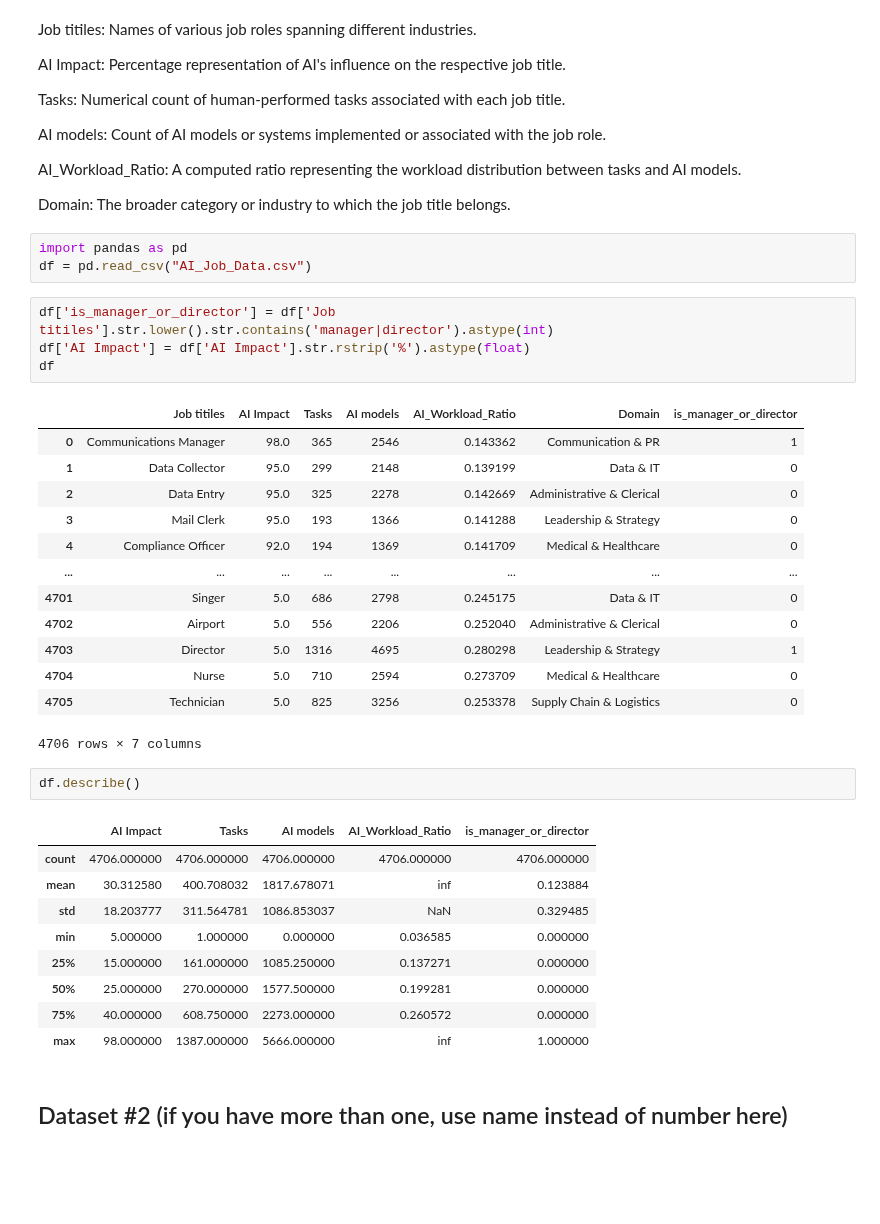
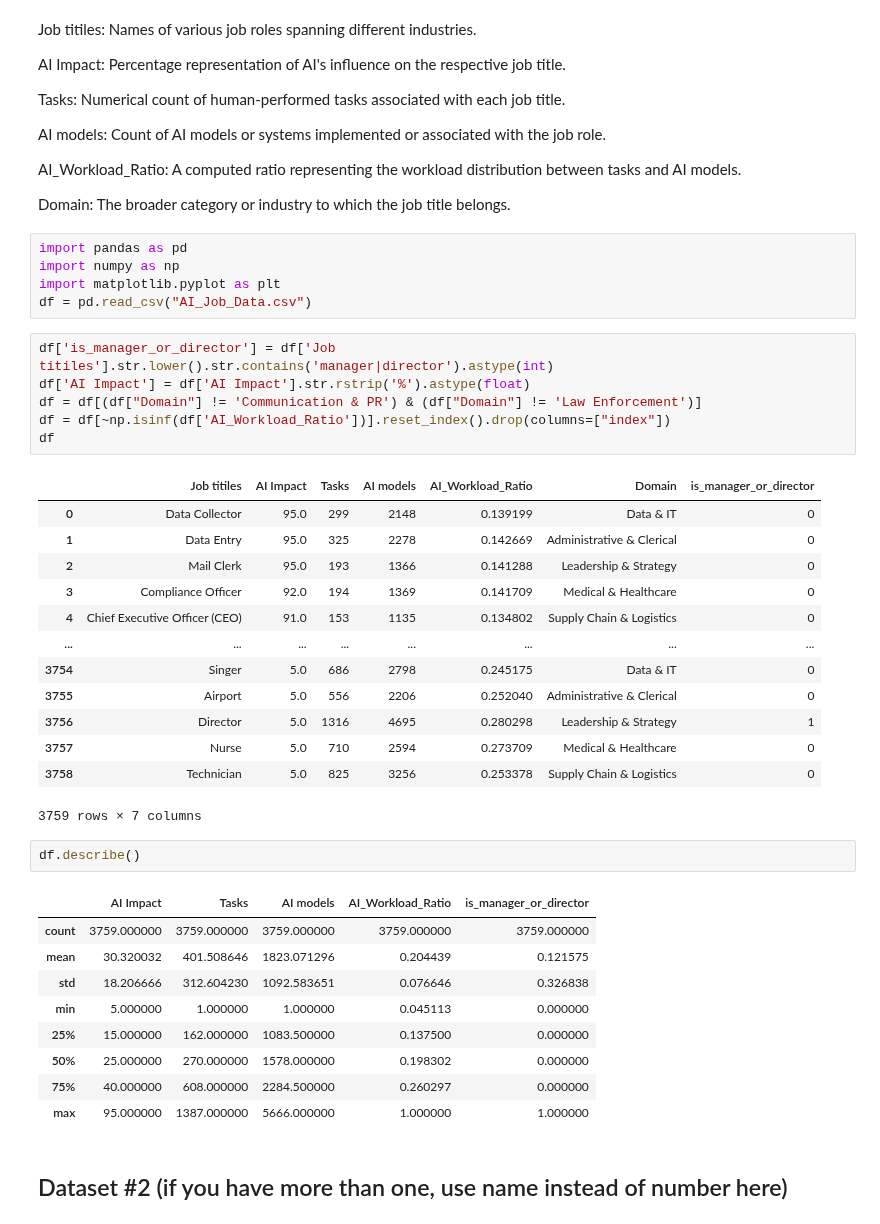
Before and after one commit to arpita-pandey/COGS108_FinalProject, a Jupyter notebook: EDACheckpoint_Group148_WI25.ipynb, the cells around one changed output. Drawn from its saved outputs; the diff is of its cells as text; blank space fills up the shorter version.

```diff
--- a/EDACheckpoint_Group148_WI25.ipynb
+++ b/EDACheckpoint_Group148_WI25.ipynb
@@ -103,37 +103,41 @@ Domain:
 The broader category or industry to which the job title belongs.
 # %%
 import pandas as pd
+import numpy as np
+import matplotlib.pyplot as plt
 df = pd.read_csv("AI_Job_Data.csv")
 # %%
 df['is_manager_or_director'] = df['Job titiles'].str.lower().str.contains('manager|director').astype(int)
 df['AI Impact'] = df['AI Impact'].str.rstrip('%').astype(float)
+df = df[(df["Domain"] != 'Communication & PR') & (df["Domain"] != 'Law Enforcement')]
+df = df[~np.isinf(df['AI_Workload_Ratio'])].reset_index().drop(columns=["index"])
 df
 # %% [output]
 |  | Job titiles | AI Impact | Tasks | AI models | AI_Workload_Ratio | Domain | is_manager_or_director |
-| 0 | Communications Manager | 98.0 | 365 | 2546 | 0.143362 | Communication & PR | 1 |
-| 1 | Data Collector | 95.0 | 299 | 2148 | 0.139199 | Data & IT | 0 |
-| 2 | Data Entry | 95.0 | 325 | 2278 | 0.142669 | Administrative & Clerical | 0 |
-| 3 | Mail Clerk | 95.0 | 193 | 1366 | 0.141288 | Leadership & Strategy | 0 |
-| 4 | Compliance Officer | 92.0 | 194 | 1369 | 0.141709 | Medical & Healthcare | 0 |
+| 0 | Data Collector | 95.0 | 299 | 2148 | 0.139199 | Data & IT | 0 |
+| 1 | Data Entry | 95.0 | 325 | 2278 | 0.142669 | Administrative & Clerical | 0 |
+| 2 | Mail Clerk | 95.0 | 193 | 1366 | 0.141288 | Leadership & Strategy | 0 |
+| 3 | Compliance Officer | 92.0 | 194 | 1369 | 0.141709 | Medical & Healthcare | 0 |
+| 4 | Chief Executive Officer (CEO) | 91.0 | 153 | 1135 | 0.134802 | Supply Chain & Logistics | 0 |
 | ... | ... | ... | ... | ... | ... | ... | ... |
-| 4701 | Singer | 5.0 | 686 | 2798 | 0.245175 | Data & IT | 0 |
-| 4702 | Airport | 5.0 | 556 | 2206 | 0.252040 | Administrative & Clerical | 0 |
-| 4703 | Director | 5.0 | 1316 | 4695 | 0.280298 | Leadership & Strategy | 1 |
-| 4704 | Nurse | 5.0 | 710 | 2594 | 0.273709 | Medical & Healthcare | 0 |
-| 4705 | Technician | 5.0 | 825 | 3256 | 0.253378 | Supply Chain & Logistics | 0 |
+| 3754 | Singer | 5.0 | 686 | 2798 | 0.245175 | Data & IT | 0 |
+| 3755 | Airport | 5.0 | 556 | 2206 | 0.252040 | Administrative & Clerical | 0 |
+| 3756 | Director | 5.0 | 1316 | 4695 | 0.280298 | Leadership & Strategy | 1 |
+| 3757 | Nurse | 5.0 | 710 | 2594 | 0.273709 | Medical & Healthcare | 0 |
+| 3758 | Technician | 5.0 | 825 | 3256 | 0.253378 | Supply Chain & Logistics | 0 |
-4706 rows × 7 columns
+3759 rows × 7 columns
 # %%
 df.describe()
 # %% [output]
 |  | AI Impact | Tasks | AI models | AI_Workload_Ratio | is_manager_or_director |
-| count | 4706.000000 | 4706.000000 | 4706.000000 | 4706.000000 | 4706.000000 |
-| mean | 30.312580 | 400.708032 | 1817.678071 | inf | 0.123884 |
-| std | 18.203777 | 311.564781 | 1086.853037 | NaN | 0.329485 |
-| min | 5.000000 | 1.000000 | 0.000000 | 0.036585 | 0.000000 |
-| 25% | 15.000000 | 161.000000 | 1085.250000 | 0.137271 | 0.000000 |
-| 50% | 25.000000 | 270.000000 | 1577.500000 | 0.199281 | 0.000000 |
-| 75% | 40.000000 | 608.750000 | 2273.000000 | 0.260572 | 0.000000 |
-| max | 98.000000 | 1387.000000 | 5666.000000 | inf | 1.000000 |
+| count | 3759.000000 | 3759.000000 | 3759.000000 | 3759.000000 | 3759.000000 |
+| mean | 30.320032 | 401.508646 | 1823.071296 | 0.204439 | 0.121575 |
+| std | 18.206666 | 312.604230 | 1092.583651 | 0.076646 | 0.326838 |
+| min | 5.000000 | 1.000000 | 1.000000 | 0.045113 | 0.000000 |
+| 25% | 15.000000 | 162.000000 | 1083.500000 | 0.137500 | 0.000000 |
+| 50% | 25.000000 | 270.000000 | 1578.000000 | 0.198302 | 0.000000 |
+| 75% | 40.000000 | 608.000000 | 2284.500000 | 0.260297 | 0.000000 |
+| max | 95.000000 | 1387.000000 | 5666.000000 | 1.000000 | 1.000000 |
 # %% [markdown]
 ## Dataset #2 (if you have more than one, use name instead of number here)
 # %% [markdown]
```
Also changed, not shown: parts of 5 cells of this notebook.
